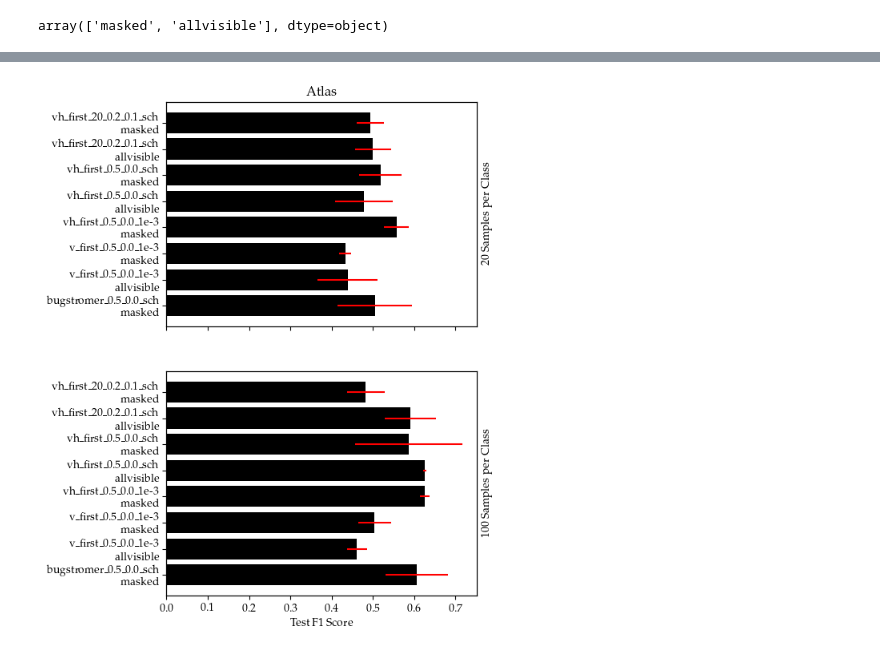
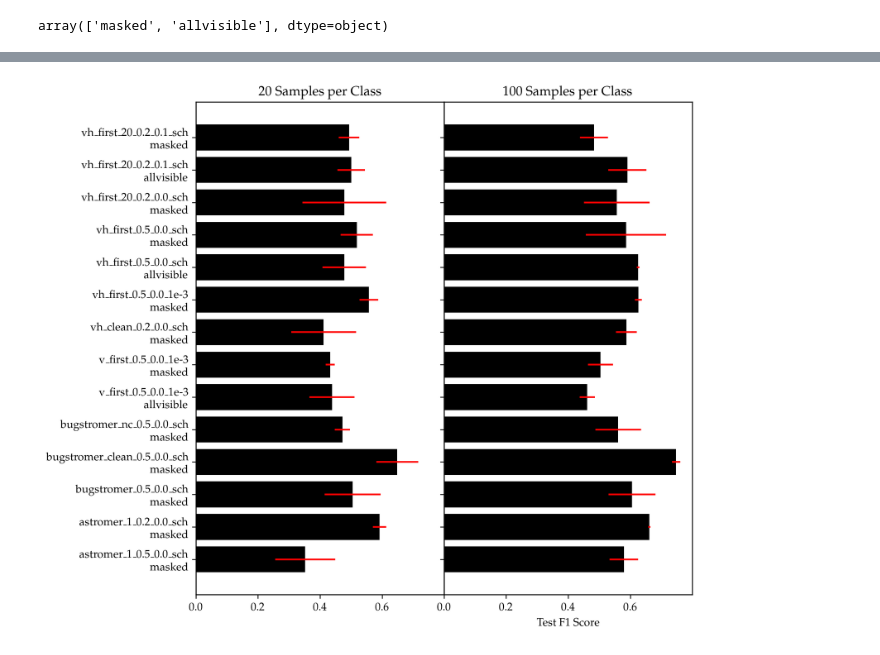
Before and after one commit to cridonoso/astromer, a Jupyter notebook: presentation/notebooks/comparing_models.ipynb, the cells around one changed output, grey strips where cells are left out. Saved outputs shown, nothing was run; the diff lists cells and outputs as text; code cells hidden in the pictures.

```diff
--- a/presentation/notebooks/comparing_models.ipynb
+++ b/presentation/notebooks/comparing_models.ipynb
@@ -114,7 +140,7 @@ for f in all_folders:
     for ds in ['alcock', 'atlas']:
         for ns in [20, 100]:
             for fold_n in range(3):
-                for ft_name in ['', '_ft_allvisible']:
+                for ft_name in ['', '_ft_allvisible', '_finetuning']:
                     try:
                         clf_path = os.path.join(f,
                                                 'classification'+ft_name,
@@ -161,9 +187,9 @@ result['label'] = result.apply(lambda x: '{}_{}_{}_{}\n {}'.format(x['exp_name']
                                          'sch' if x['scheduler'] else '1e-3',
                                          x['ft_name']), axis=1)
 # %%
-fig, axes = plt.subplots(2, 1, figsize=(5, 8), sharex=True, dpi=100)
+fig, axes = plt.subplots(1, 2, figsize=(8, 8), sharex=True, dpi=300, sharey=True, gridspec_kw={'wspace':0.0})
 
-axes[0].set_title('Alcock')
+# axes[0].set_title('Alcock')
 axes[-1].set_xlabel('Test F1 Score')
 for k, spc in enumerate([20, 100]):
     y = result[(result['dataset'] == 'alcock') & (result['spc']==spc)]['clf_test_f1']
@@ -174,7 +200,7 @@ for k, spc in enumerate([20, 100]):
     axes[k].set_yticks(x)
     ax2 = axes[k].twinx()
     ax2.set_yticks([])
-    ax2.set_ylabel('{} Samples per Class'.format(spc))
+    ax2.set_title('{} Samples per Class'.format(spc))
 
     ax2.yaxis.tick_right()
 # %% [output]
@@ -182,21 +208,20 @@ for k, spc in enumerate([20, 100]):
 # %%
-fig, axes = plt.subplots(2, 1,  figsize=(5, 8), sharex=True, dpi=100)
-
-axes[0].set_title('Atlas')
+fig, axes = plt.subplots(1, 2, figsize=(8, 8), sharex=True, dpi=300, sharey=True, gridspec_kw={'wspace':0.0})
+# axes[0].set_title('Atlas')
 axes[-1].set_xlabel('Test F1 Score')
 for k, spc in enumerate([20, 100]):
     y = result[(result['dataset'] == 'atlas') & (result['spc']==spc)]['clf_test_f1']
     y_err = result[(result['dataset'] == 'atlas') & (result['spc']==spc)]['std_test_f1']
     x = result[(result['dataset'] == 'atlas') & (result['spc']==spc)]['label']
 
     axes[k].barh(x, y, xerr=y_err, color='k', error_kw={'ecolor':'red'})
     axes[k].set_yticks(x)
     ax2 = axes[k].twinx()
     ax2.set_yticks([])
-    ax2.set_ylabel('{} Samples per Class'.format(spc))
+    ax2.set_title('{} Samples per Class'.format(spc))
 
     ax2.yaxis.tick_right()
 # %% [output]
-[figure, old version]
+[figure, new version]
 # %%
 columns_to_compare = ['clf_test_f1', 'rmse', 'r2']
```
Also changed, not shown: parts of 9 cells of this notebook, 1 other file.
